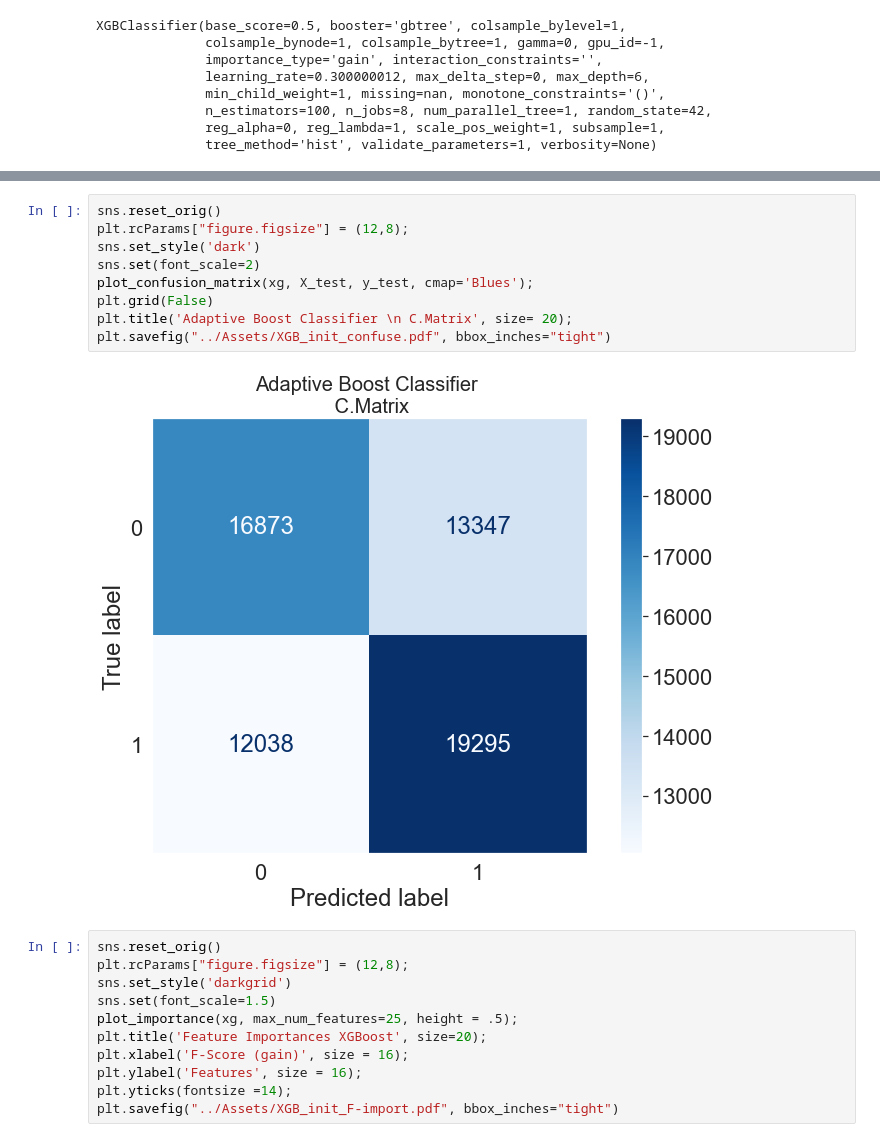
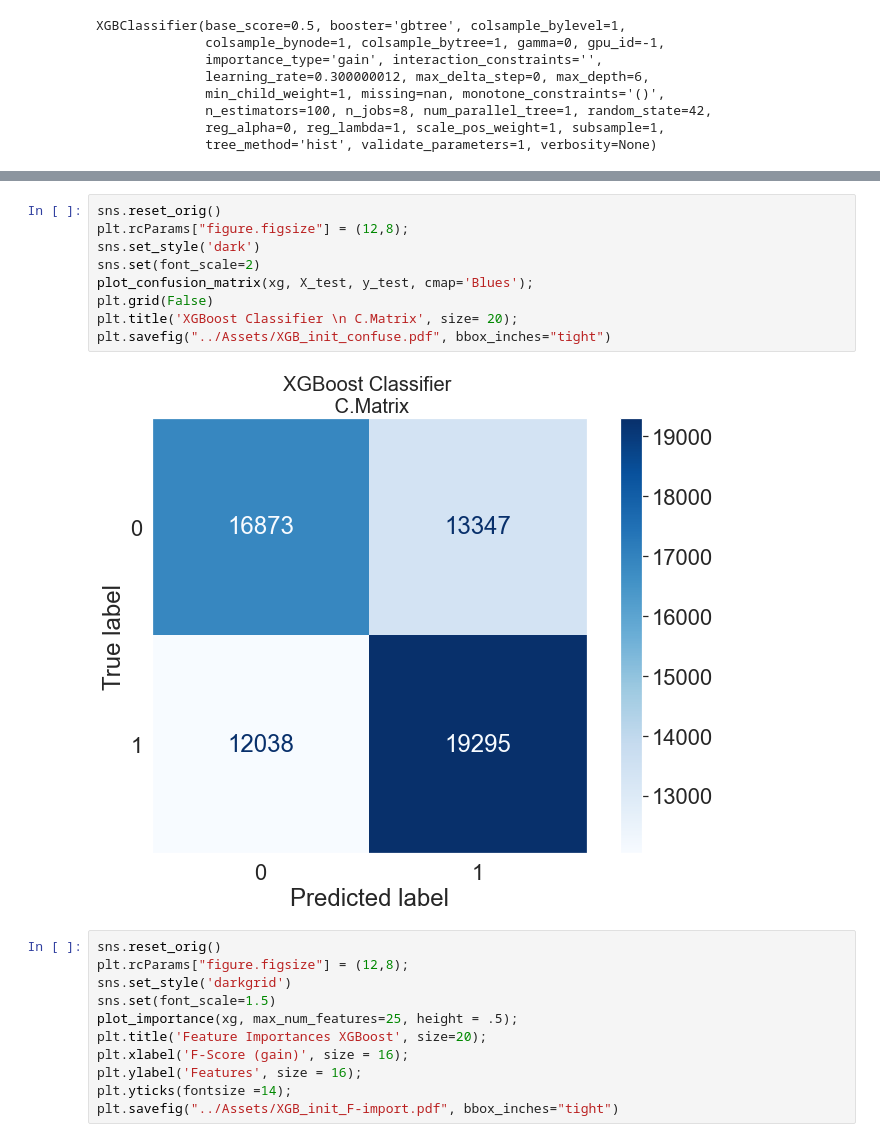
Before and after one commit to nvbergen/predicting_air_delays, a Jupyter notebook: Code/03_model.ipynb, the cells around one changed output, grey strips where cells are left out. Cells and saved outputs as stored; diff of their text form.

```diff
--- a/Code/03_model.ipynb
+++ b/Code/03_model.ipynb
@@ -587,14 +587,14 @@ plt.savefig("../Assets/XGB_init_ROC_plot.pdf", bbox_inches="tight")
 # %%
 sns.reset_orig()
 plt.rcParams["figure.figsize"] = (12,8);
 sns.set_style('dark')
 sns.set(font_scale=2)
 plot_confusion_matrix(xg, X_test, y_test, cmap='Blues');
 plt.grid(False)
-plt.title('Adaptive Boost Classifier \n C.Matrix', size= 20);
+plt.title('XGBoost Classifier \n C.Matrix', size= 20);
 plt.savefig("../Assets/XGB_init_confuse.pdf", bbox_inches="tight")
 # %% [output]
-[figure, old version]
+[figure, new version]
 # %%
 sns.reset_orig()
 plt.rcParams["figure.figsize"] = (12,8);
```
Also changed, not shown: parts of 42 cells of this notebook, 2 other files.
